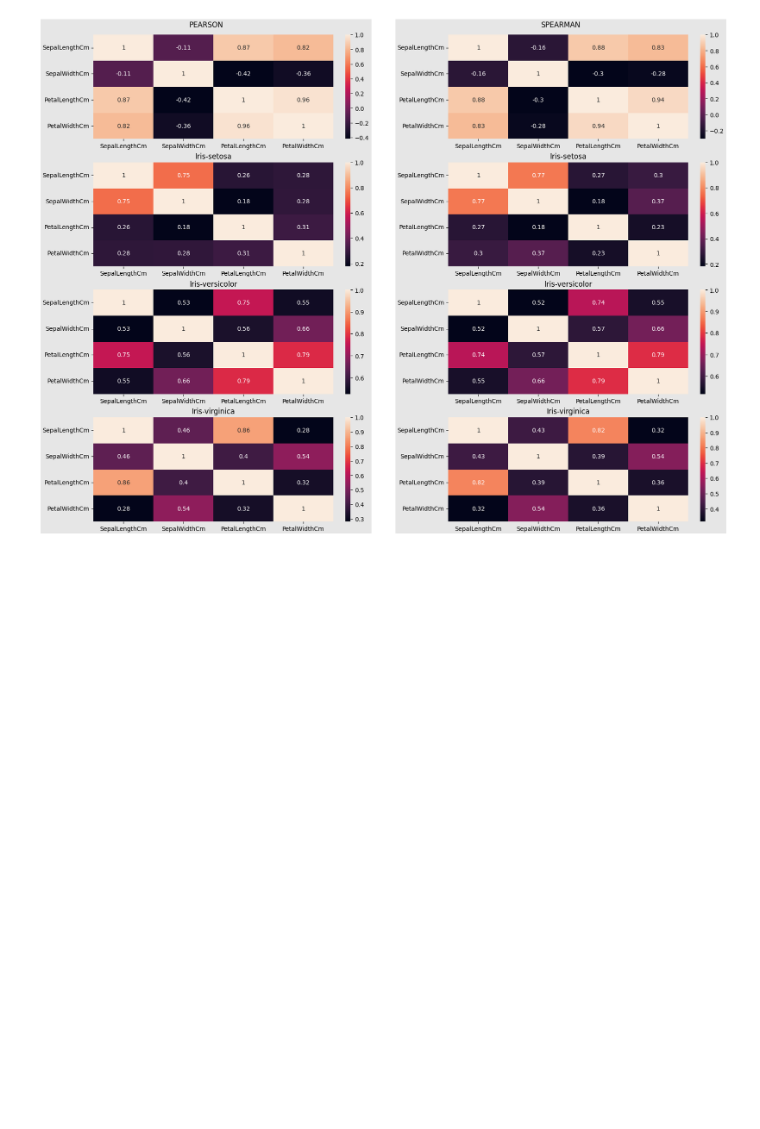
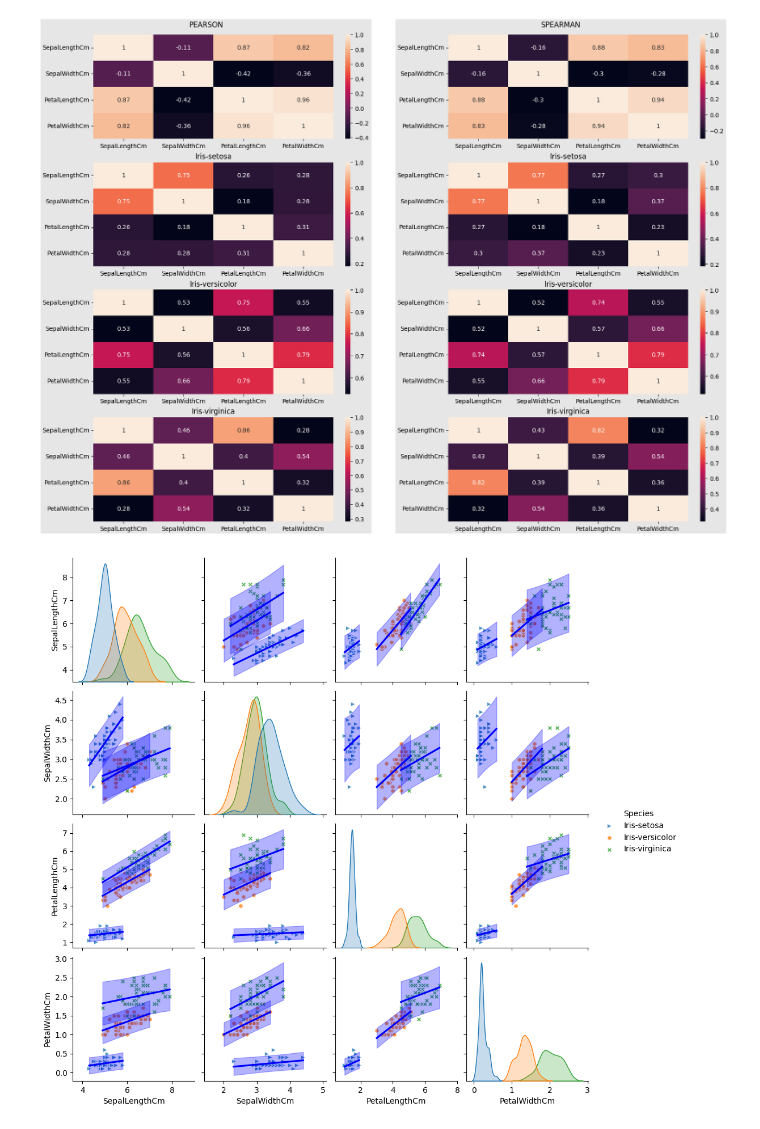
Before and after one commit to SiberiaField/TSS_Course, a Jupyter notebook: lab_1/lab_1.ipynb, the cells around one changed output. Cells and saved outputs as stored; diff of their text form; code cells hidden in the pictures; blank space fills up the shorter version.

```diff
--- a/lab_1/lab_1.ipynb
+++ b/lab_1/lab_1.ipynb
@@ -111,2 +67,39 @@ plt.close(corr_matrices_fig)
 # %% [output]
 [figure]
+# %%
+reg_fig = sns.pairplot(df, hue="Species", kind="reg",
+                       plot_kws=dict(ci=None, x_ci="ci", line_kws=dict(color="b"),
+                                     scatter_kws=dict(edgecolor="white")),
+                                     markers=class_markers).figure
+
+axs = reg_fig.get_axes()
+feature_names = df.columns.to_list()[:-1]
+for i, feature_name in enumerate(feature_names):
+    for j, next_feature_name in enumerate(feature_names):
+        if i != j:
+            for class_name in class_names:
+                objs_sorted_by_feature = objects_by_class[class_name].sort_values(feature_name)
+                x = objs_sorted_by_feature[feature_name].to_numpy().reshape((-1, 1))
+                y = objs_sorted_by_feature[next_feature_name].to_numpy().reshape((-1, 1))
+
+                linreg = LinearRegression()
+                linreg.fit(x, y)
+                y_pred = linreg.predict(x)
+                mse = mean_squared_error(y, y_pred)
+                n = len(x)
+                mean_x = np.mean(x)
+                sum_of_sd = np.sum((x - mean_x)**2)
+                se_pred = np.sqrt(mse * (1 + 1/n + (x - mean_x)**2 / sum_of_sd))
+
+                alpha = 0.05
+                dof = n - 2
+                t_val = stats.t.ppf(1 - alpha/2, dof)
+
+                pred_upper = (y_pred + t_val * se_pred).flatten()
+                pred_lower = (y_pred - t_val * se_pred).flatten()
+
+                axs[j*4 + i].fill_between(x.flatten(), pred_lower, pred_upper, color="b", alpha=0.3)
+
+plt.show()
+# %% [output]
+[figure, added]
```
Also changed, not shown: parts of 4 cells of this notebook.
